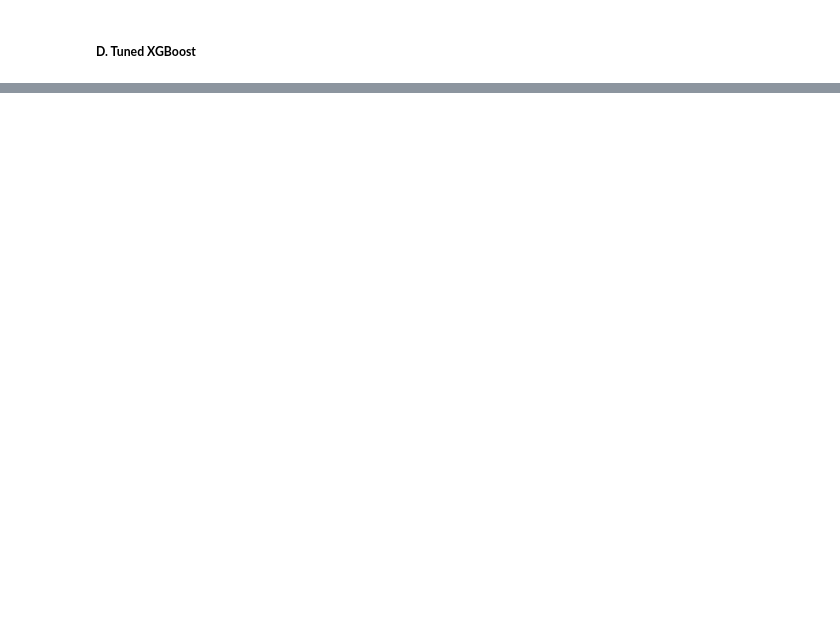
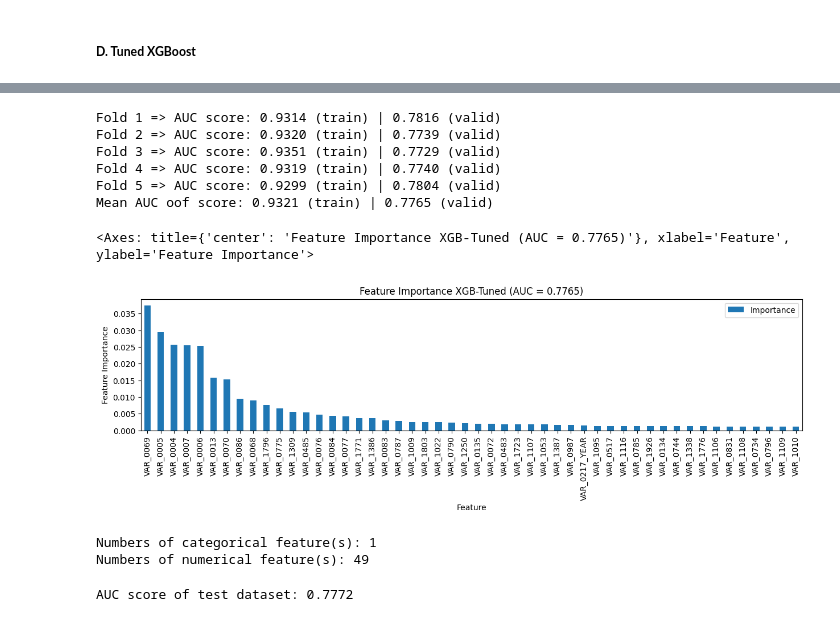
Before and after one commit to rezadzikri19/CLF-Spring-Leaf-Markeing-Response, a Jupyter notebook: marketing_classification.ipynb, the cells around one changed output, grey strips where cells are left out. Cells and saved outputs as stored; diff of their text form; code cells hidden in the pictures; blank space fills up the shorter version.

Commit message:
add xgboost model

```diff
--- a/marketing_classification.ipynb
+++ b/marketing_classification.ipynb
@@ -1122,9 +1112,14 @@ def objective(trial: Trial):
 def callback(study: Study, trial: Trial):
   joblib.dump(study, 'clf_xgb_study.pkl')
 # %%
-try:
-  study = joblib.load('clf_xgb_study.pkl')
-except FileNotFoundError:
+IS_TUNING = False
+
+if IS_TUNING:
+  try:
+    study = joblib.load('clf_xgb_study.pkl')
+  except FileNotFoundError:
+    print('Cached study file not found!')
+else:
   study = optuna.create_study(direction='maximize')
   study.optimize(objective, n_trials=50, n_jobs=1, callbacks=[callback])
 # %% [output]
@@ -1151,0 +1140,3 @@ XGBoostError: [14:23:00] C:\buildkite-agent\builds\buildkite-windows-cpu-autosca
+# %%
+best_params = study.best_params
+best_params
@@ -1151,0 +1158,52 @@ XGBoostError: [14:23:00] C:\buildkite-agent\builds\buildkite-windows-cpu-autosca
+# %%
+clf_xgb_tuned = XGBClassifier(**defined_params, **best_params)
+# %%
+cb_fold = lambda fold, scores: print(f'Fold {fold + 1} => AUC score: {scores[0]:.4f} (train) | {scores[1]:.4f} (valid)')
+cb_end = lambda scores: print(f'Mean AUC oof score: {scores[0]:.4f} (train) | {scores[1]:.4f} (valid)')
+
+auc_scores_train, auc_scores_valid = train_model(X, y,
+                                                model=clf_xgb_tuned,
+                                                preprocessor=preprocessor,
+                                                scorer=roc_auc_score,
+                                                cv_fold=skf,
+                                                cb_fold=cb_fold,
+                                                cb_end=cb_end)
+mean_auc_train, mean_auc_val = np.mean(auc_scores_train), np.mean(auc_scores_valid)
+# %% [output]
+Fold 1 => AUC score: 0.9314 (train) | 0.7816 (valid)
+Fold 2 => AUC score: 0.9320 (train) | 0.7739 (valid)
+Fold 3 => AUC score: 0.9351 (train) | 0.7729 (valid)
+Fold 4 => AUC score: 0.9319 (train) | 0.7740 (valid)
+Fold 5 => AUC score: 0.9299 (train) | 0.7804 (valid)
+Mean AUC oof score: 0.9321 (train) | 0.7765 (valid)
+# %%
+df_feat_imp = pd.DataFrame({'Feature': X.columns, 'Importance': clf_xgb_tuned.feature_importances_})
+df_feat_imp = df_feat_imp.sort_values(by='Importance', ascending=False)
+df_feat_imp[:50].plot(kind='bar',
+                      x='Feature',
+                      y='Importance',
+                      title=f'Feature Importance XGB-Tuned (AUC = {mean_auc_val:.4f})',
+                      xlabel='Feature',
+                      ylabel='Feature Importance',
+                      figsize=(15, 3))
+# %% [output]
+<Axes: title={'center': 'Feature Importance XGB-Tuned (AUC = 0.7765)'}, xlabel='Feature', ylabel='Feature Importance'>
+[figure, added]
+# %%
+top_feat_50 = df[df_feat_imp[:50]['Feature']]
+
+cat_feat = top_feat_50.select_dtypes('object').columns
+num_feat = top_feat_50.select_dtypes(exclude='object').columns
+
+print(f'Numbers of categorical feature(s): {len(cat_feat)}')
+print(f'Numbers of numerical feature(s): {len(num_feat)}')
+# %% [output]
+Numbers of categorical feature(s): 1
+Numbers of numerical feature(s): 49
+# %%
+y_preds = clf_xgb_tuned.predict_proba(preprocessor_pipe.transform(X_test))[:, 1]
+clf_xgb_tun_auc_test = roc_auc_score(y_test, y_preds)
+
+print(f'AUC score of test dataset: {clf_xgb_tun_auc_test:.4f}')
+# %% [output]
+AUC score of test dataset: 0.7772
```
Also changed, not shown: parts of 24 cells of this notebook, 2 other files.
